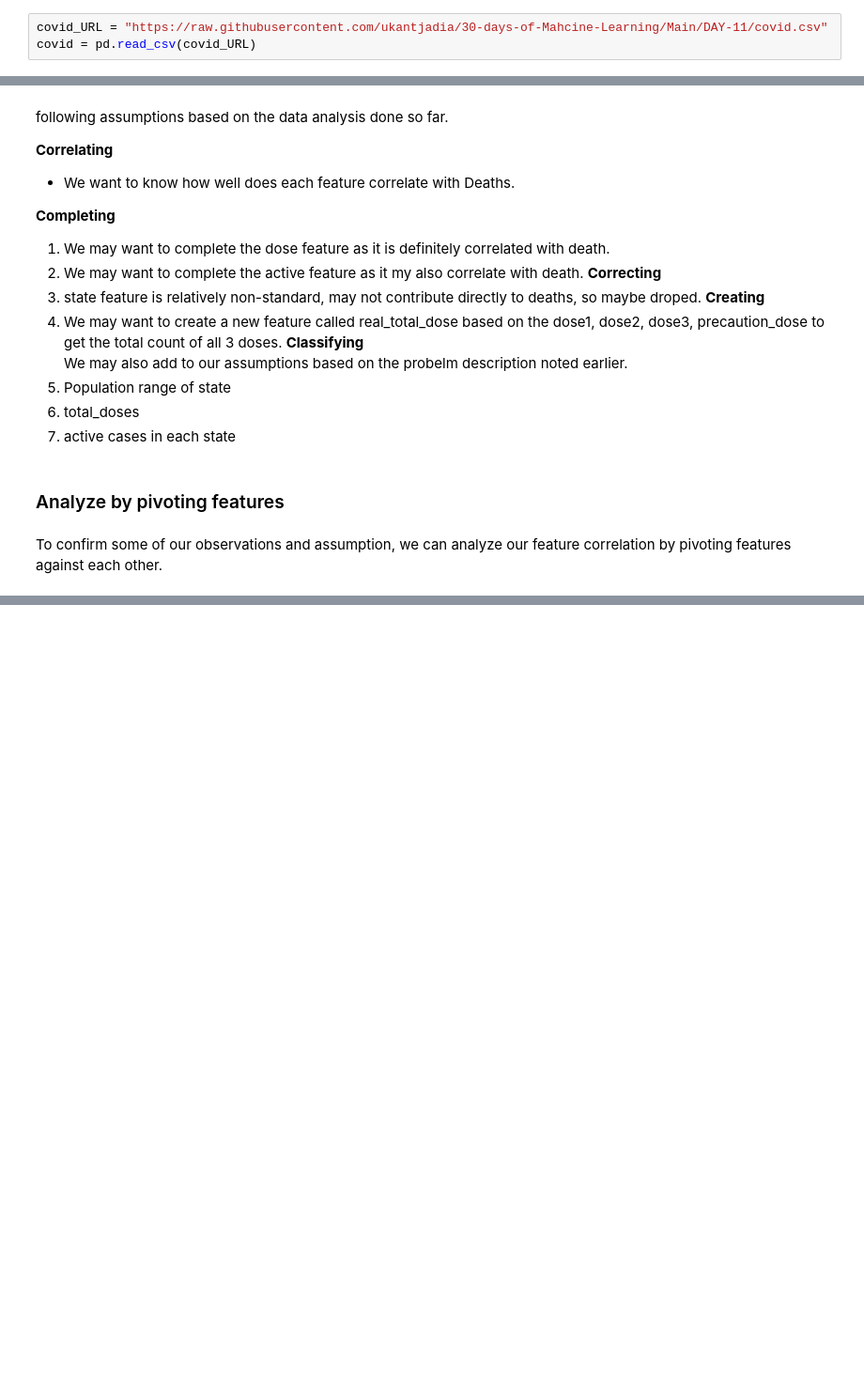
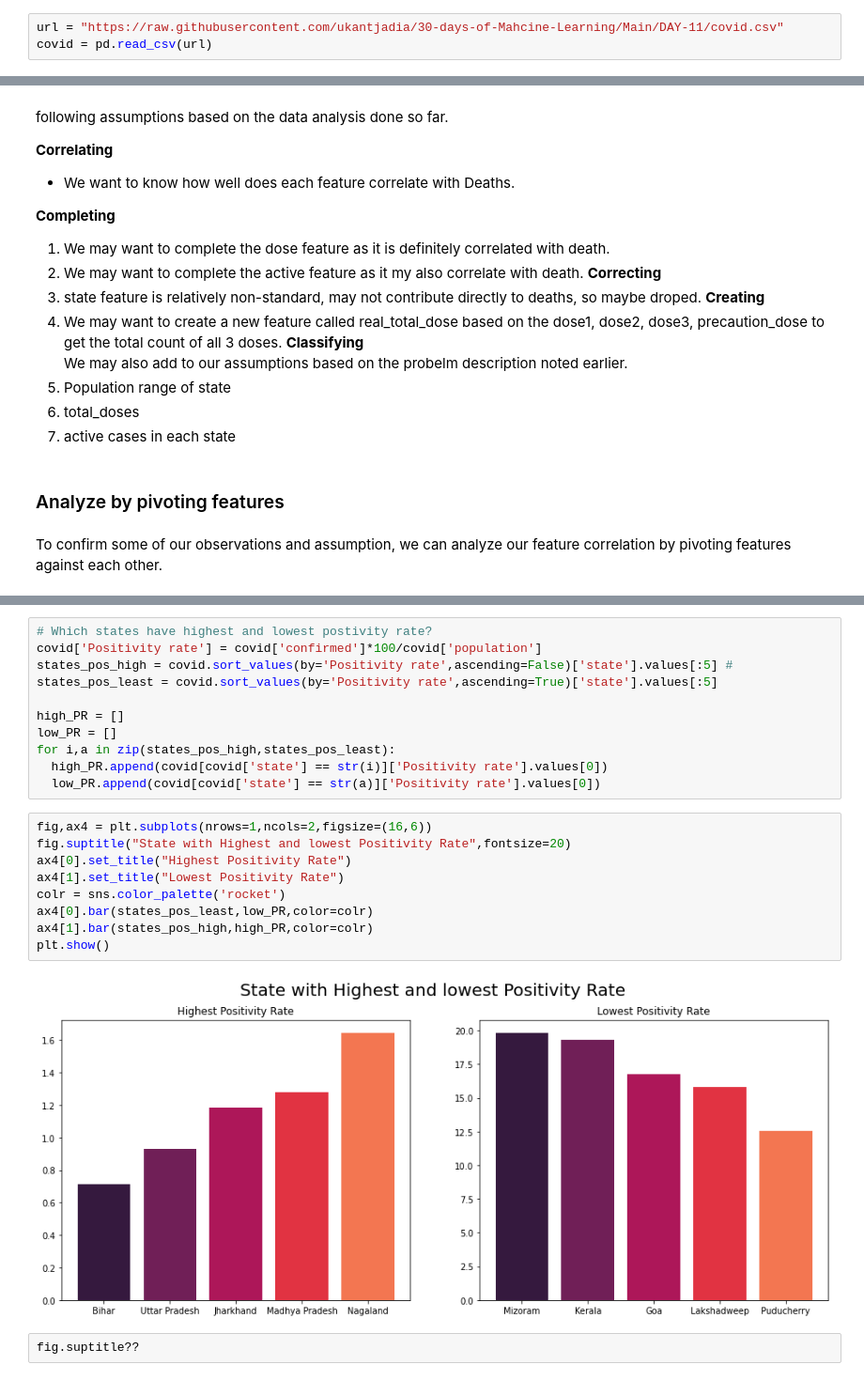
Before and after one commit to ukantjadia/30-days-of-Mahcine-Learning, a Jupyter notebook: DAY-11/Covid_EDA.ipynb, the cells around one changed output, grey strips where cells are left out. Shown: that part at 94% size. Drawn from its saved outputs; the diff is of its cells as text; blank space fills up the shorter version.

Commit message:
DAY-11 notebook added covid

```diff
--- a/DAY-11/Covid_EDA.ipynb
+++ b/DAY-11/Covid_EDA.ipynb
@@ -33,8 +33,8 @@ import matplotlib.pyplot as plt
 # %% [markdown]
 ### Acquire data
 # %%
-covid_URL = "https://raw.githubusercontent.com/ukantjadia/30-days-of-Mahcine-Learning/Main/DAY-11/covid.csv"
-covid = pd.read_csv(covid_URL)
+url = "https://raw.githubusercontent.com/ukantjadia/30-days-of-Mahcine-Learning/Main/DAY-11/covid.csv"
+covid = pd.read_csv(url)
 # %% [markdown]
 ### Analyze by describing data
 # %%
@@ -113,0 +177,24 @@ Name: deaths, dtype: int64
+# %%
+# Which states have highest and lowest postivity rate?
+covid['Positivity rate'] = covid['confirmed']*100/covid['population']
+states_pos_high = covid.sort_values(by='Positivity rate',ascending=False)['state'].values[:5] #
+states_pos_least = covid.sort_values(by='Positivity rate',ascending=True)['state'].values[:5]
+
+high_PR = []
+low_PR = []
+for i,a in zip(states_pos_high,states_pos_least):
+  high_PR.append(covid[covid['state'] == str(i)]['Positivity rate'].values[0])
+  low_PR.append(covid[covid['state'] == str(a)]['Positivity rate'].values[0])
+# %%
+fig,ax4 = plt.subplots(nrows=1,ncols=2,figsize=(16,6))
+fig.suptitle("State with Highest and lowest Positivity Rate",fontsize=20)
+ax4[0].set_title("Highest Positivity Rate")
+ax4[1].set_title("Lowest Positivity Rate")
+colr = sns.color_palette('rocket')
+ax4[0].bar(states_pos_least,low_PR,color=colr)
+ax4[1].bar(states_pos_high,high_PR,color=colr)
+plt.show()
+# %% [output]
+[figure, added]
+# %%
+fig.suptitle??
```
Also changed, not shown: parts of 13 cells of this notebook.
